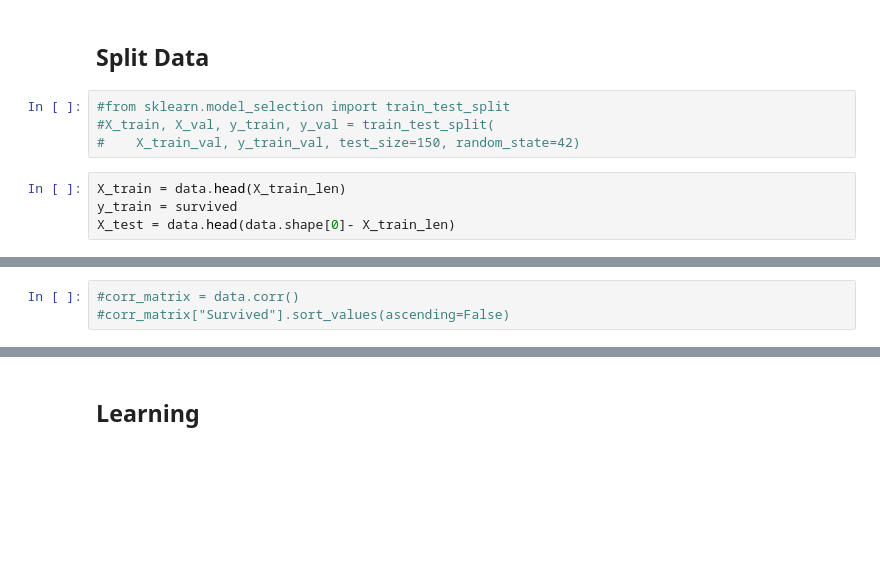
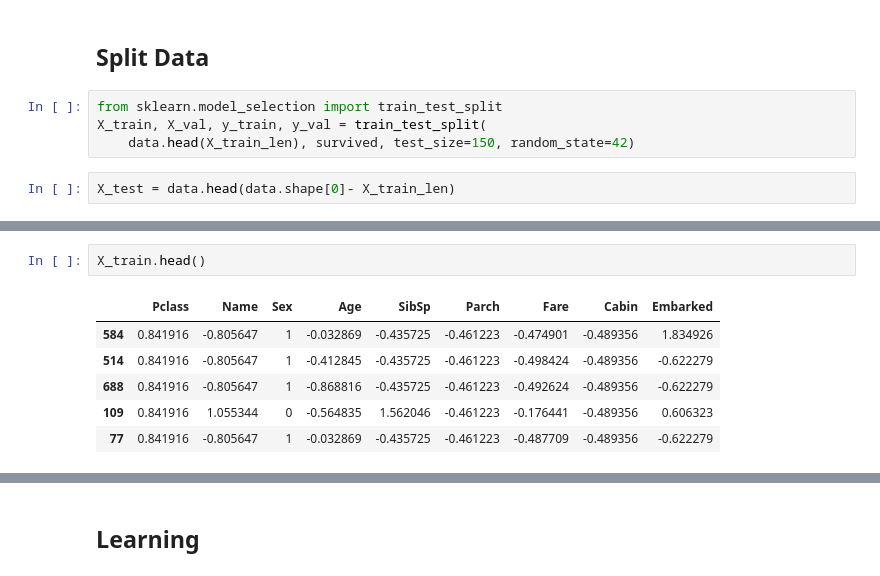
Before and after one commit to dunder51/TitanicDataset, a Jupyter notebook: TitanicDataset.ipynb, the cells around one changed output, grey strips where cells are left out. Drawn from its saved outputs; the diff is of its cells as text; blank space fills up the shorter version.

```diff
--- a/TitanicDataset.ipynb
+++ b/TitanicDataset.ipynb
@@ -258,10 +260,8 @@ Name: Cabin, dtype: float64
 # %% [markdown]
 ## Split Data
 # %%
-#from sklearn.model_selection import train_test_split
-#X_train, X_val, y_train, y_val = train_test_split(
-#    X_train_val, y_train_val, test_size=150, random_state=42)
+from sklearn.model_selection import train_test_split
+X_train, X_val, y_train, y_val = train_test_split(
+    data.head(X_train_len), survived, test_size=150, random_state=42)
 # %%
-X_train = data.head(X_train_len)
-y_train = survived
 X_test = data.head(data.shape[0]- X_train_len)
@@ -277,3 +268,9 @@ plt.show()
-# %%
-#corr_matrix = data.corr()
-#corr_matrix["Survived"].sort_values(ascending=False)
+# %%
+X_train.head()
+# %% [output]
+|  | Pclass | Name | Sex | Age | SibSp | Parch | Fare | Cabin | Embarked |
+| 584 | 0.841916 | -0.805647 | 1 | -0.032869 | -0.435725 | -0.461223 | -0.474901 | -0.489356 | 1.834926 |
+| 514 | 0.841916 | -0.805647 | 1 | -0.412845 | -0.435725 | -0.461223 | -0.498424 | -0.489356 | -0.622279 |
+| 688 | 0.841916 | -0.805647 | 1 | -0.868816 | -0.435725 | -0.461223 | -0.492624 | -0.489356 | -0.622279 |
+| 109 | 0.841916 | 1.055344 | 0 | -0.564835 | 1.562046 | -0.461223 | -0.176441 | -0.489356 | 0.606323 |
+| 77 | 0.841916 | -0.805647 | 1 | -0.032869 | -0.435725 | -0.461223 | -0.487709 | -0.489356 | -0.622279 |
```
Also changed, not shown: parts of 32 cells of this notebook, 2 other files.
